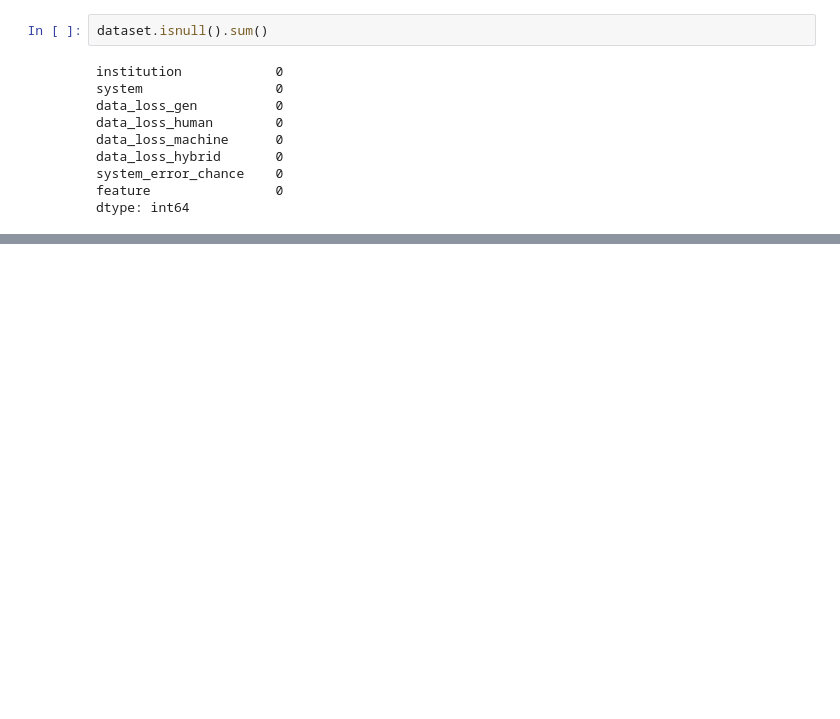
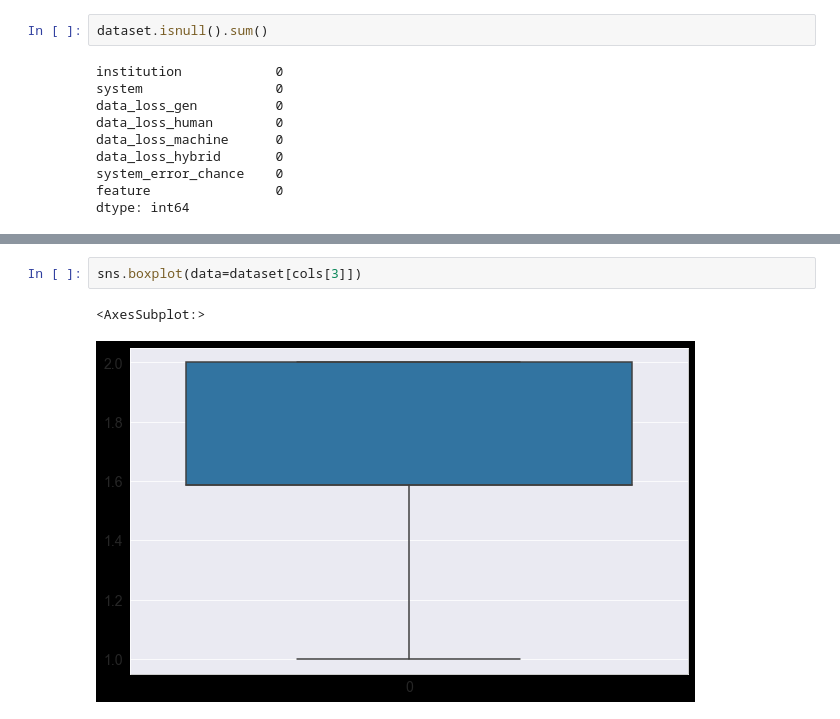
Before and after one commit to wessware/missing_marks_prediction_analysis, a Jupyter notebook: missing_marks_visualization.ipynb, the cells around one changed output, grey strips where cells are left out. Drawn from its saved outputs; the diff is of its cells as text; blank space fills up the shorter version.

```diff
--- a/missing_marks_visualization.ipynb
+++ b/missing_marks_visualization.ipynb
@@ -111,0 +114,5 @@ sns.jointplot(x='institution', y='data_loss_machine', data=dataset, kind='hex')
+# %%
+sns.boxplot(data=dataset[cols[3]])
+# %% [output]
+<AxesSubplot:>
+[figure, added]
```
Also changed, not shown: parts of 26 cells of this notebook, 1 other file.
